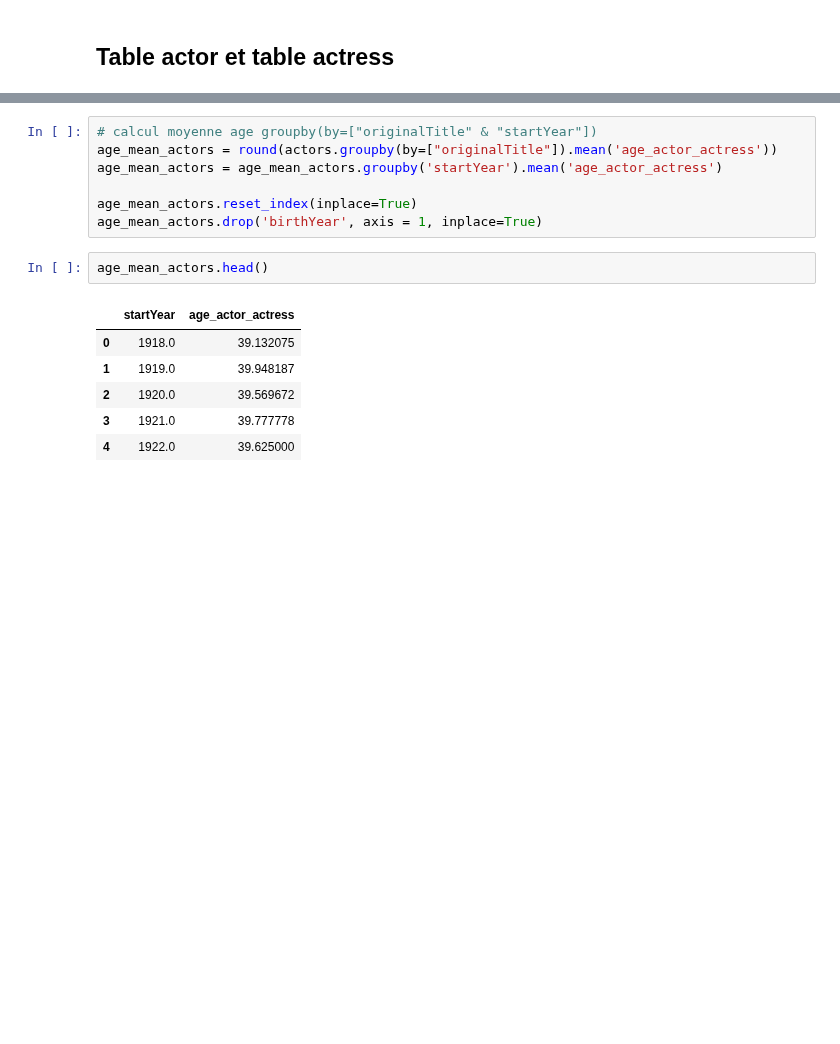
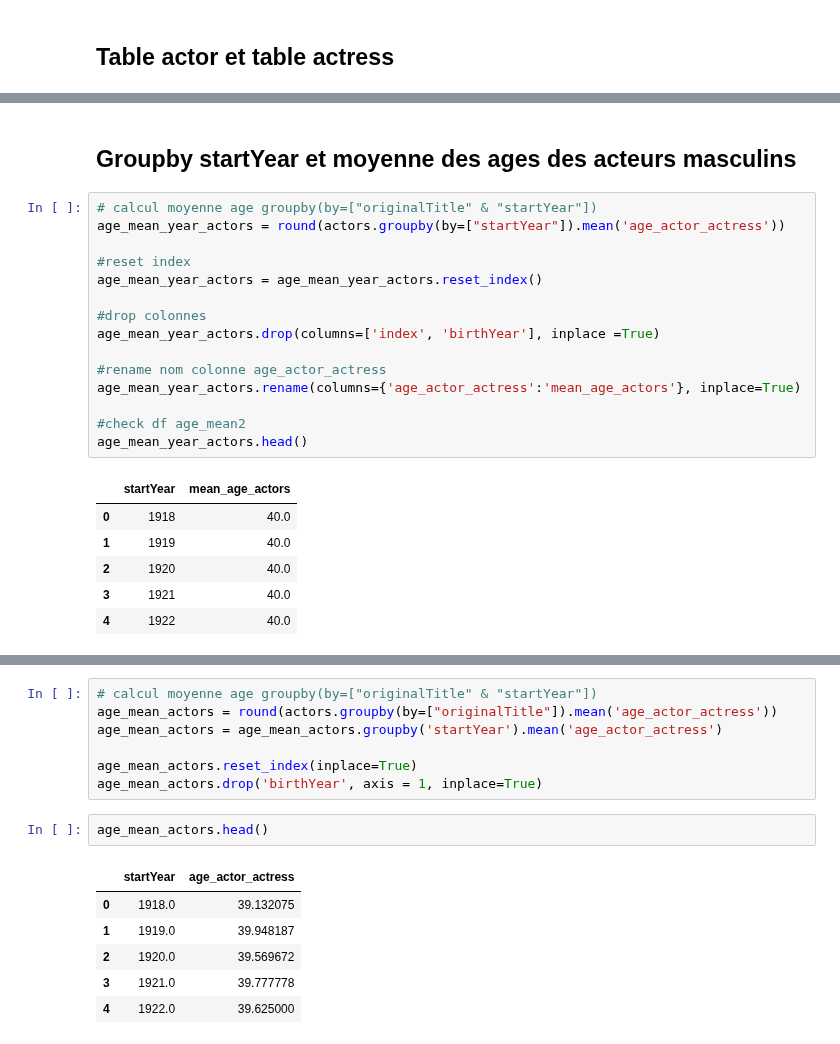
Before and after one commit to CathieLC/Wild_movie_project, a Jupyter notebook: Catherine/Catherine_mean_age_actors.ipynb, the cells around one changed output, grey strips where cells are left out. Saved outputs shown, nothing was run; the diff lists cells and outputs as text; blank space fills up the shorter version.

```diff
--- a/Catherine/Catherine_mean_age_actors.ipynb
+++ b/Catherine/Catherine_mean_age_actors.ipynb
@@ -569,0 +419,24 @@ actress.head()
+# %% [markdown]
+## Groupby startYear et moyenne des ages des acteurs masculins
+# %%
+# calcul moyenne age groupby(by=["originalTitle" & "startYear"])
+age_mean_year_actors = round(actors.groupby(by=["startYear"]).mean('age_actor_actress'))
+
+#reset index
+age_mean_year_actors = age_mean_year_actors.reset_index()
+
+#drop colonnes
+age_mean_year_actors.drop(columns=['index', 'birthYear'], inplace =True)
+
+#rename nom colonne age_actor_actress
+age_mean_year_actors.rename(columns={'age_actor_actress':'mean_age_actors'}, inplace=True)
+
+#check df age_mean2
+age_mean_year_actors.head()
+# %% [output]
+|  | startYear | mean_age_actors |
+| 0 | 1918 | 40.0 |
+| 1 | 1919 | 40.0 |
+| 2 | 1920 | 40.0 |
+| 3 | 1921 | 40.0 |
+| 4 | 1922 | 40.0 |
```
Also changed, not shown: parts of 43 cells of this notebook.
